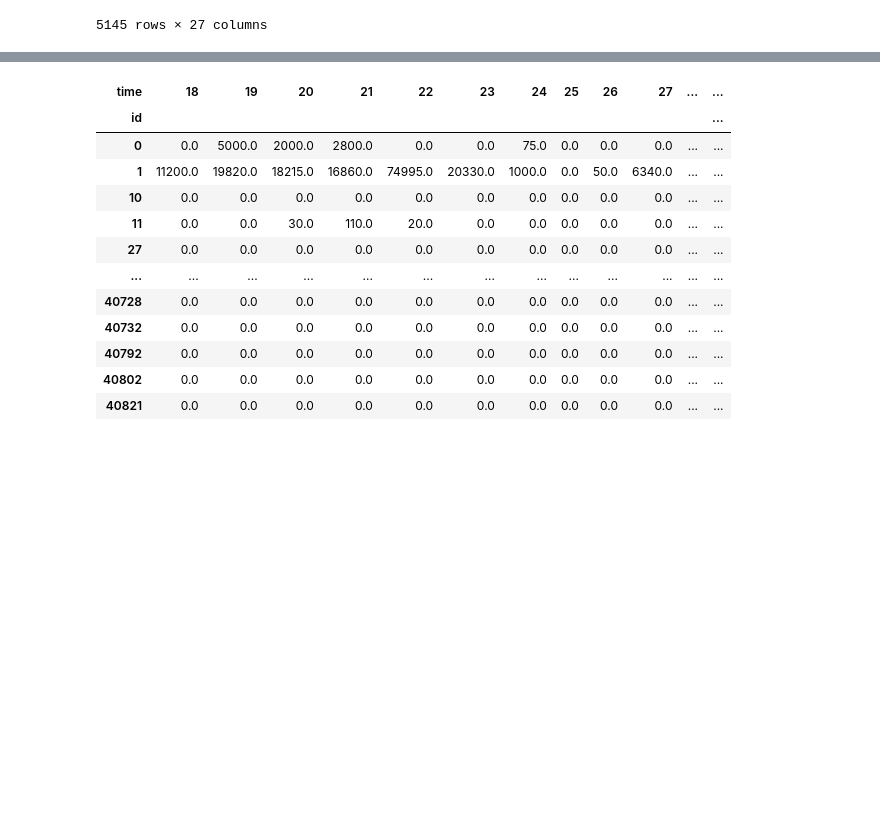
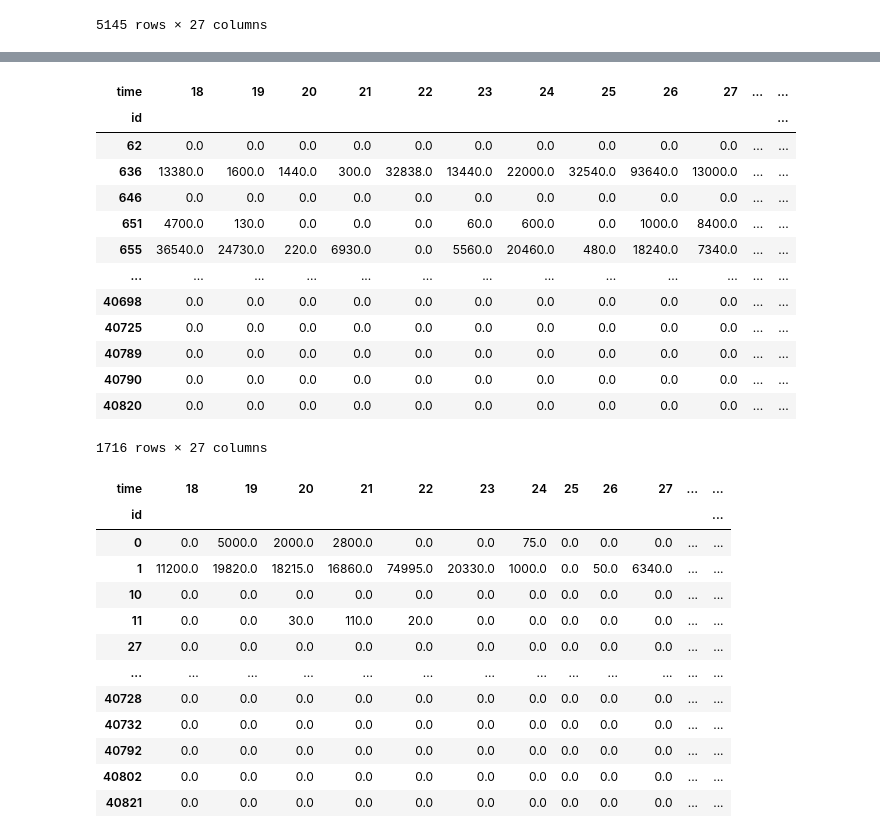
Before and after one commit to beratcabuk/sdshackathon2022, a Jupyter notebook: sdshackathon.ipynb, the cells around one changed output, grey strips where cells are left out. Cells and saved outputs as stored; diff of their text form; code cells hidden in the pictures; blank space fills up the shorter version.

```diff
--- a/sdshackathon.ipynb
+++ b/sdshackathon.ipynb
@@ -479,3 +596,21 @@ weekly_cnt
+# %%
+weekly_amt_test = user_transactions_test.groupby(["id", "time"])["amount"].sum().unstack().fillna(0)
+weekly_amt_test
+# %% [output]
+| time | 18 | 19 | 20 | 21 | 22 | 23 | 24 | 25 | 26 | 27 | ... | ... |
+| id |  |  |  |  |  |  |  |  |  |  |  | ... |
+| 62 | 0.0 | 0.0 | 0.0 | 0.0 | 0.0 | 0.0 | 0.0 | 0.0 | 0.0 | 0.0 | ... | ... |
+| 636 | 13380.0 | 1600.0 | 1440.0 | 300.0 | 32838.0 | 13440.0 | 22000.0 | 32540.0 | 93640.0 | 13000.0 | ... | ... |
+| 646 | 0.0 | 0.0 | 0.0 | 0.0 | 0.0 | 0.0 | 0.0 | 0.0 | 0.0 | 0.0 | ... | ... |
+| 651 | 4700.0 | 130.0 | 0.0 | 0.0 | 0.0 | 60.0 | 600.0 | 0.0 | 1000.0 | 8400.0 | ... | ... |
+| 655 | 36540.0 | 24730.0 | 220.0 | 6930.0 | 0.0 | 5560.0 | 20460.0 | 480.0 | 18240.0 | 7340.0 | ... | ... |
+| ... | ... | ... | ... | ... | ... | ... | ... | ... | ... | ... | ... | ... |
+| 40698 | 0.0 | 0.0 | 0.0 | 0.0 | 0.0 | 0.0 | 0.0 | 0.0 | 0.0 | 0.0 | ... | ... |
+| 40725 | 0.0 | 0.0 | 0.0 | 0.0 | 0.0 | 0.0 | 0.0 | 0.0 | 0.0 | 0.0 | ... | ... |
+| 40789 | 0.0 | 0.0 | 0.0 | 0.0 | 0.0 | 0.0 | 0.0 | 0.0 | 0.0 | 0.0 | ... | ... |
+| 40790 | 0.0 | 0.0 | 0.0 | 0.0 | 0.0 | 0.0 | 0.0 | 0.0 | 0.0 | 0.0 | ... | ... |
+| 40820 | 0.0 | 0.0 | 0.0 | 0.0 | 0.0 | 0.0 | 0.0 | 0.0 | 0.0 | 0.0 | ... | ... |
+1716 rows × 27 columns
 # %%
 weekly_amt = user_transactions.groupby(["id", "time"])["amount"].sum().unstack().fillna(0)
 weekly_amt
```
Also changed, not shown: parts of 18 cells of this notebook.
